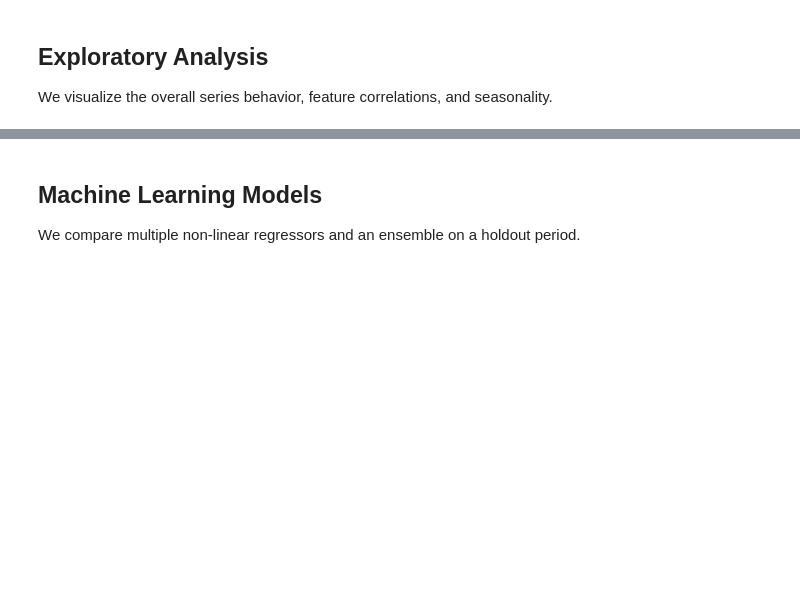
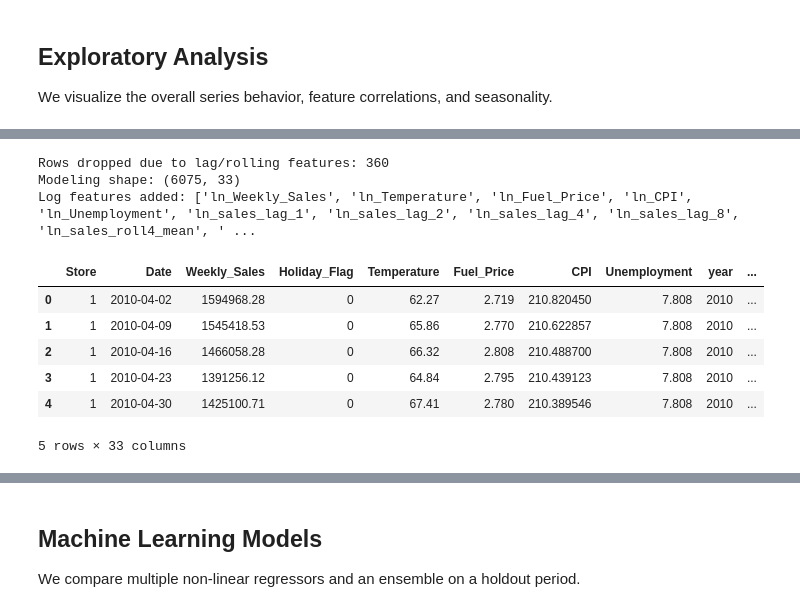
Before and after one commit to panshul-07/sales-taAI-walmart, a Jupyter notebook: walmart_sales_forecasting.ipynb, the cells around one changed output, grey strips where cells are left out. Saved outputs shown, nothing was run; the diff lists cells and outputs as text; code cells hidden in the pictures; blank space fills up the shorter version.

```diff
--- a/walmart_sales_forecasting.ipynb
+++ b/walmart_sales_forecasting.ipynb
@@ -222,33 +334,54 @@ df_fe['weekofyear'] = df_fe['Date'].dt.isocalendar().week.astype(int)
 df_fe['quarter'] = df_fe['Date'].dt.quarter
 df_fe['is_month_start'] = df_fe['Date'].dt.is_month_start.astype(int)
 df_fe['is_month_end'] = df_fe['Date'].dt.is_month_end.astype(int)
 
 df_fe['week_sin'] = np.sin(2 * np.pi * df_fe['weekofyear'] / 52)
 df_fe['week_cos'] = np.cos(2 * np.pi * df_fe['weekofyear'] / 52)
 
 # Per-store autoregressive features
 for lag in [1, 2, 4, 8]:
     df_fe[f'sales_lag_{lag}'] = df_fe.groupby('Store')['Weekly_Sales'].shift(lag)
 
 df_fe['sales_roll4_mean'] = (
     df_fe.groupby('Store')['Weekly_Sales']
     .shift(1)
     .rolling(4)
     .mean()
 )
 df_fe['sales_roll4_std'] = (
     df_fe.groupby('Store')['Weekly_Sales']
     .shift(1)
     .rolling(4)
     .std()
 )
 
+# Natural-log transforms for skew-sensitive continuous variables.
+log_cols = [
+    'Weekly_Sales', 'Temperature', 'Fuel_Price', 'CPI', 'Unemployment',
+    'sales_lag_1', 'sales_lag_2', 'sales_lag_4', 'sales_lag_8',
+    'sales_roll4_mean', 'sales_roll4_std'
+]
+for col in log_cols:
+    df_fe[f'ln_{col}'] = np.log(np.clip(df_fe[col], 1e-6, None))
+
 before_rows = len(df_fe)
 df_fe = df_fe.dropna().reset_index(drop=True)
 print('Rows dropped due to lag/rolling features:', before_rows - len(df_fe))
 print('Modeling shape:', df_fe.shape)
+print('Log features added:', [f'ln_{c}' for c in log_cols])
 
 df_fe.head()
+# %% [output]
+Rows dropped due to lag/rolling features: 360
+Modeling shape: (6075, 33)
+Log features added: ['ln_Weekly_Sales', 'ln_Temperature', 'ln_Fuel_Price', 'ln_CPI', 'ln_Unemployment', 'ln_sales_lag_1', 'ln_sales_lag_2', 'ln_sales_lag_4', 'ln_sales_lag_8', 'ln_sales_roll4_mean', ' ...
+|  | Store | Date | Weekly_Sales | Holiday_Flag | Temperature | Fuel_Price | CPI | Unemployment | year | ... |
+| 0 | 1 | 2010-04-02 | 1594968.28 | 0 | 62.27 | 2.719 | 210.820450 | 7.808 | 2010 | ... |
+| 1 | 1 | 2010-04-09 | 1545418.53 | 0 | 65.86 | 2.770 | 210.622857 | 7.808 | 2010 | ... |
+| 2 | 1 | 2010-04-16 | 1466058.28 | 0 | 66.32 | 2.808 | 210.488700 | 7.808 | 2010 | ... |
+| 3 | 1 | 2010-04-23 | 1391256.12 | 0 | 64.84 | 2.795 | 210.439123 | 7.808 | 2010 | ... |
+| 4 | 1 | 2010-04-30 | 1425100.71 | 0 | 67.41 | 2.780 | 210.389546 | 7.808 | 2010 | ... |
+5 rows × 33 columns
 # %%
 # Time-aware train/test split
 
```
Also changed, not shown: parts of 12 cells of this notebook, 8 other files.
